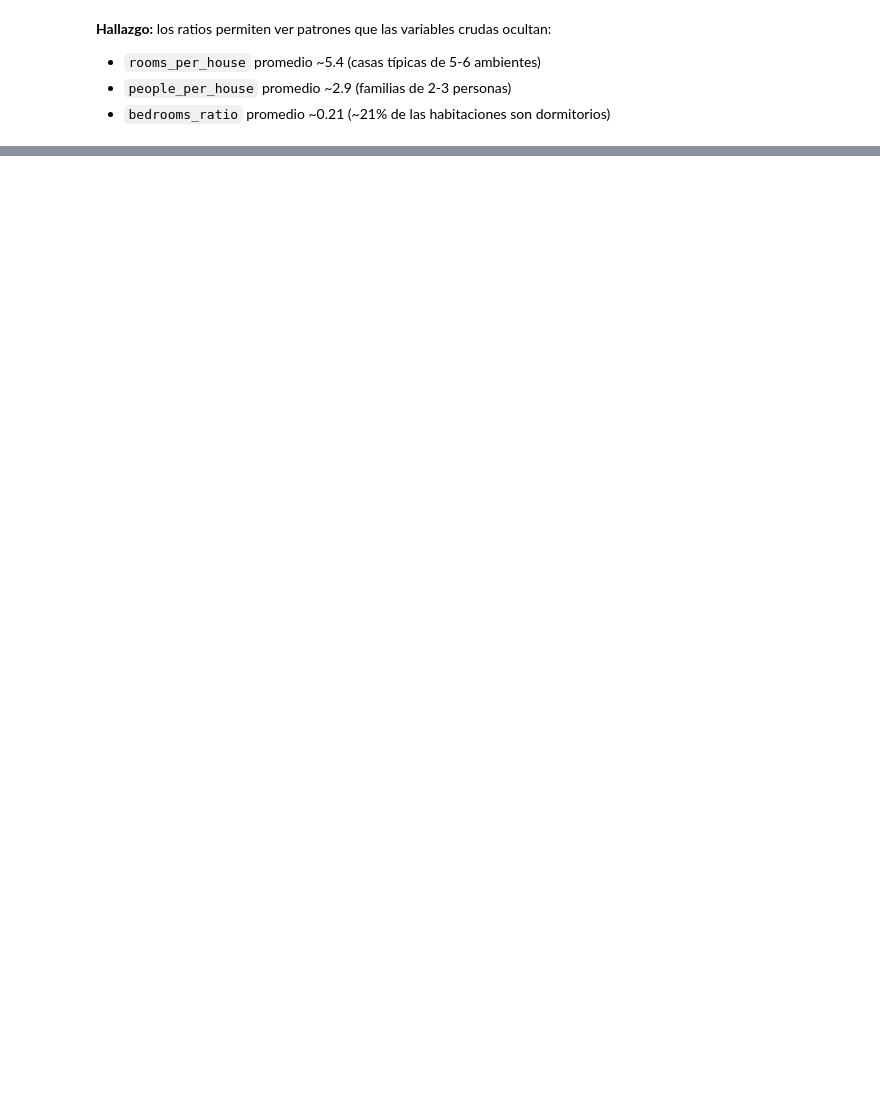
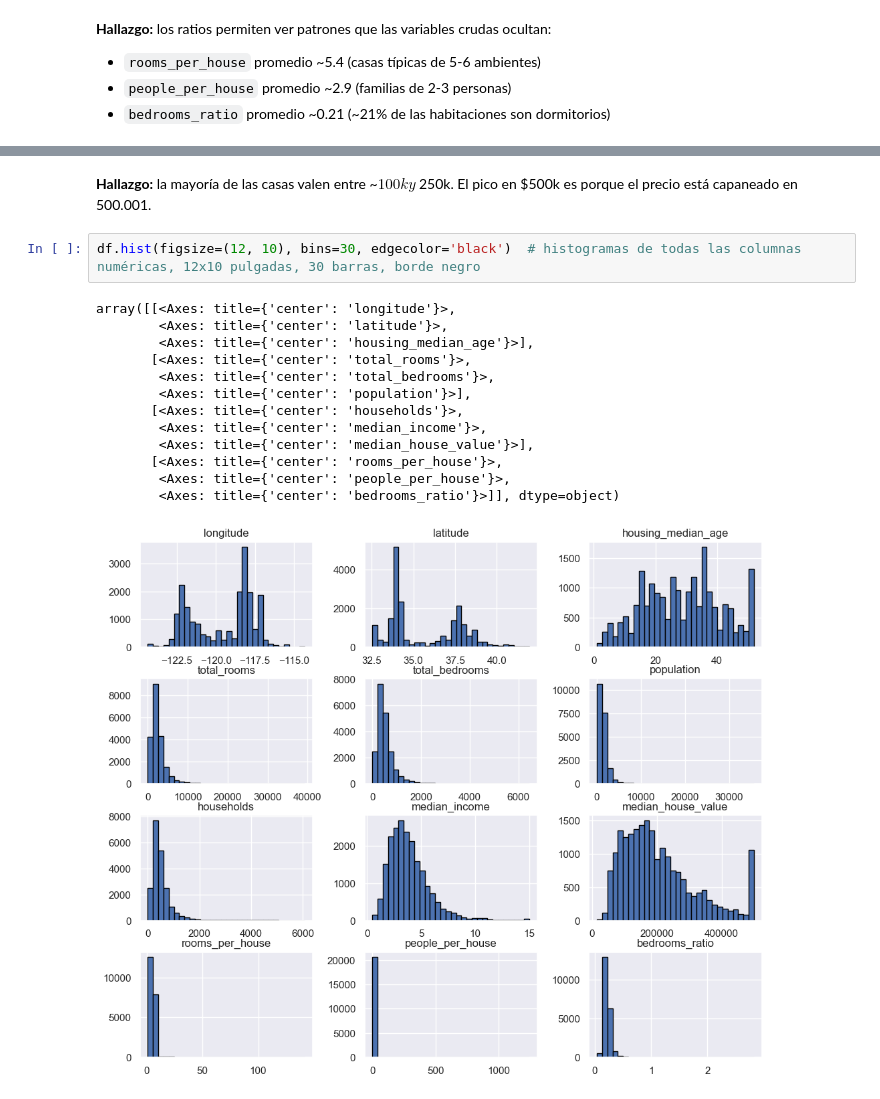
Before and after one commit to katherinevarela775/C1DS-Price_Analysis, a Jupyter notebook: notebooks/house_prices.ipynb, the cells around one changed output, grey strips where cells are left out. Drawn from its saved outputs; the diff is of its cells as text; blank space fills up the shorter version.

```diff
--- a/notebooks/house_prices.ipynb
+++ b/notebooks/house_prices.ipynb
@@ -160,0 +184,18 @@ df[['rooms_per_house', 'people_per_house', 'bedrooms_ratio']].describe()
+# %% [markdown]
+**Hallazgo:** la mayoría de las casas valen entre ~$100k y ~$250k. El pico en $500k es porque el precio está capaneado en 500.001.
+# %%
+df.hist(figsize=(12, 10), bins=30, edgecolor='black')  # histogramas de todas las columnas numéricas, 12x10 pulgadas, 30 barras, borde negro
+# %% [output]
+array([[<Axes: title={'center': 'longitude'}>,
+        <Axes: title={'center': 'latitude'}>,
+        <Axes: title={'center': 'housing_median_age'}>],
+       [<Axes: title={'center': 'total_rooms'}>,
+        <Axes: title={'center': 'total_bedrooms'}>,
+        <Axes: title={'center': 'population'}>],
+       [<Axes: title={'center': 'households'}>,
+        <Axes: title={'center': 'median_income'}>,
+        <Axes: title={'center': 'median_house_value'}>],
+       [<Axes: title={'center': 'rooms_per_house'}>,
+        <Axes: title={'center': 'people_per_house'}>,
+        <Axes: title={'center': 'bedrooms_ratio'}>]], dtype=object)
+[figure, added]
```
Also changed, not shown: parts of 25 cells of this notebook.
